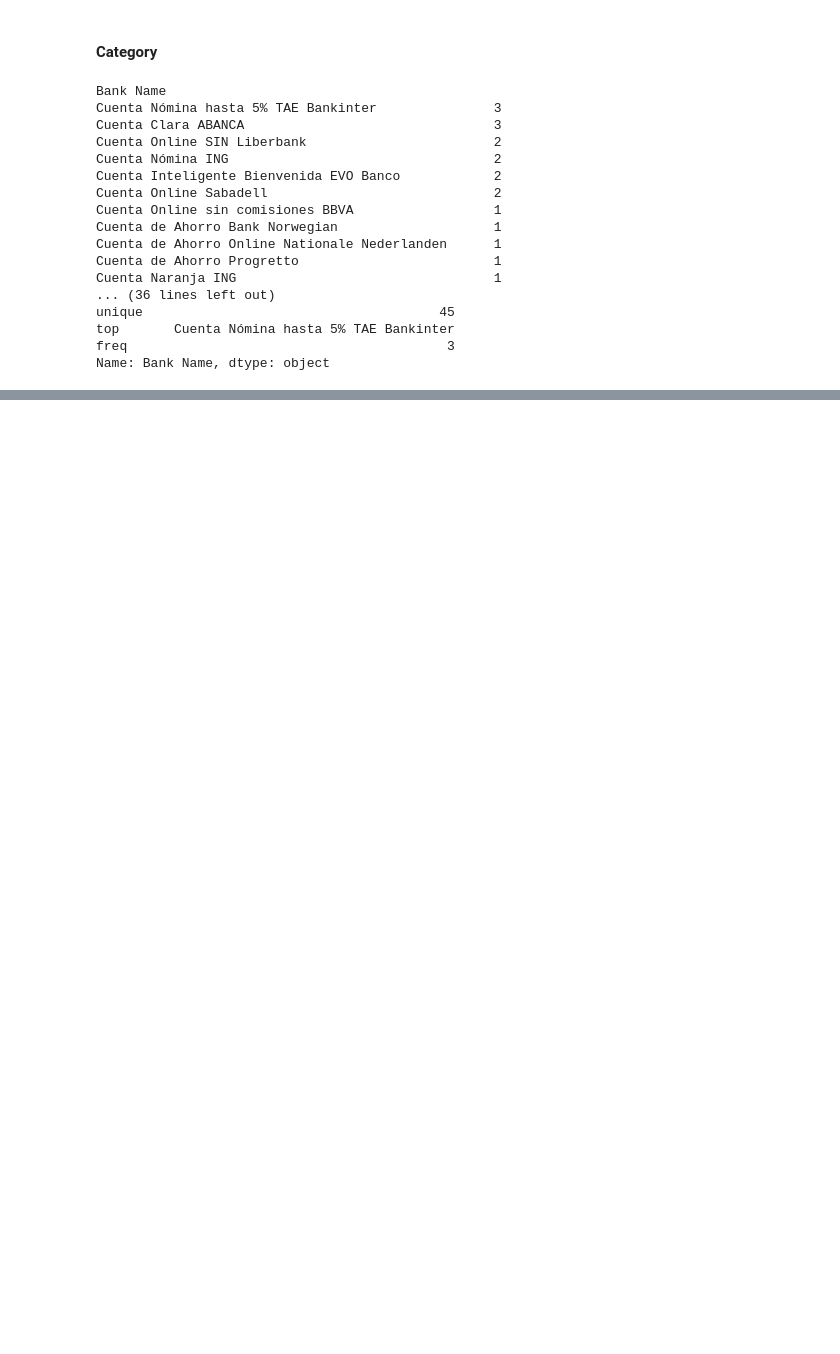
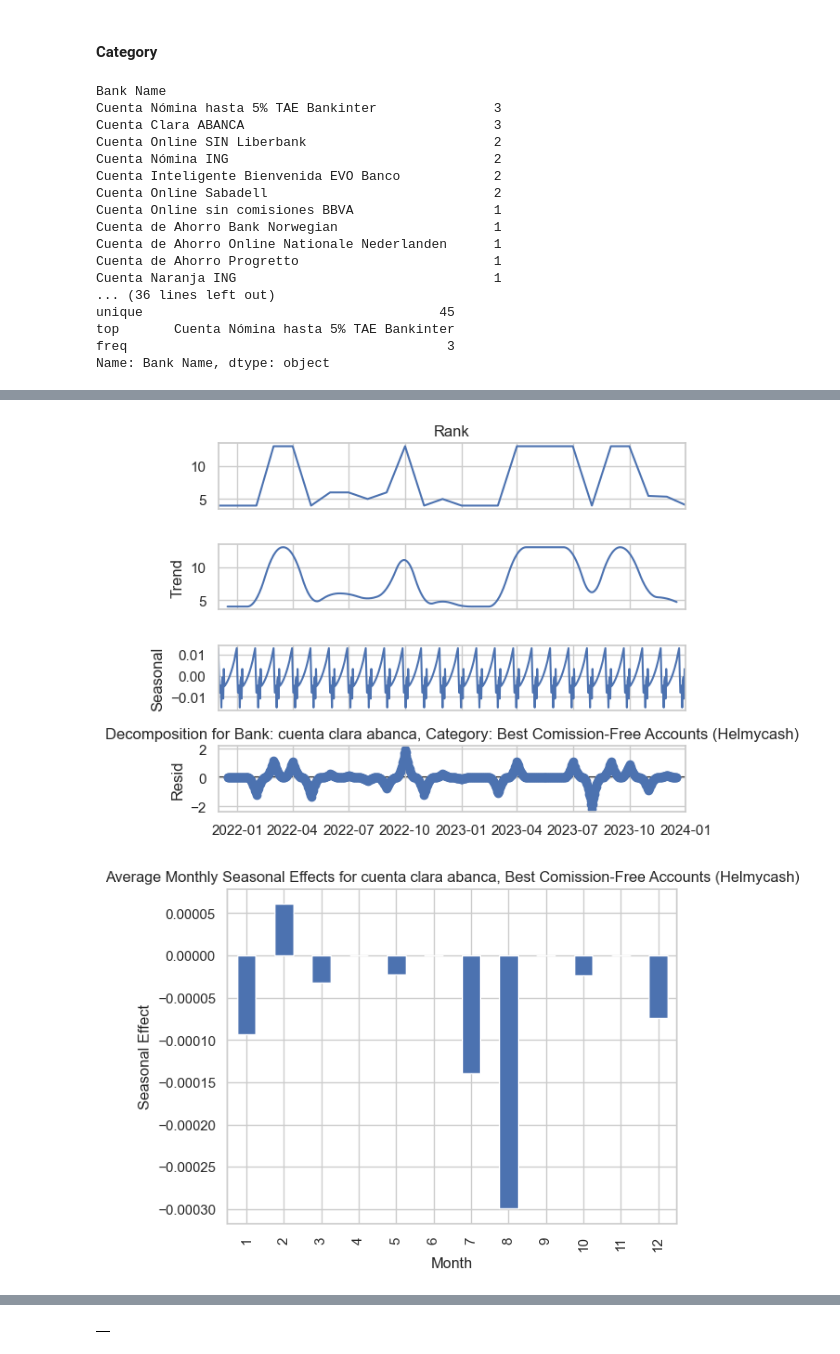
Before and after one commit to agbennett-bse/deloitte_digital_banking, a Jupyter notebook: deloitte_digital_banking/rank-position_df_parsing.ipynb, the cells around one changed output, grey strips where cells are left out. Saved outputs shown, nothing was run; the diff lists cells and outputs as text; code cells hidden in the pictures; blank space fills up the shorter version.

```diff
--- a/deloitte_digital_banking/rank-position_df_parsing.ipynb
+++ b/deloitte_digital_banking/rank-position_df_parsing.ipynb
@@ -159,0 +337,40 @@ Name: Bank Name, dtype: object
+# %%
+from statsmodels.tsa.seasonal import seasonal_decompose
+import matplotlib.pyplot as plt
+import pandas as pd
+
+def decompose_and_analyze_seasonality(group):
+    # Check if there is enough data to decompose
+    if len(group) < 2:
+        print("Not enough data to decompose for", group.name)
+        return
+
+    # Ensure data frequency is consistent for decomposition
+    group_resampled = group['Rank'].resample('D').mean().interpolate()  # Daily frequency assumed
+
+    # Perform seasonal decomposition
+    try:
+        result = seasonal_decompose(group_resampled, model='additive', period=30)  # Adjust this period based on your specific data frequency
+        result.plot()
+        plt.title(f"Decomposition for Bank: {group.name[0]}, Category: {group.name[1]}")
+        plt.tight_layout()  # Adjust layout to not cut off titles
+        plt.show()
+
+        # Further analyze the seasonal component
+        analyze_seasonal_component(result.seasonal, group.name)
+    except ValueError as e:
+        print(f"Decomposition failed for {group.name} with error: {e}")
+
+def analyze_seasonal_component(seasonal_series, name):
+    # Group by month to see the average seasonal effect per month
+    monthly_seasonal_effect = seasonal_series.groupby(seasonal_series.index.month).mean()
+    monthly_seasonal_effect.plot(kind='bar')
+    plt.title(f"Average Monthly Seasonal Effects for {name[0]}, {name[1]}")
+    plt.xlabel('Month')
+    plt.ylabel('Seasonal Effect')
+    plt.show()
+# %%
+specific_category_df.groupby(['Bank Name', 'Category']).apply(decompose_and_analyze_seasonality)
+# %% [output]
+[figure, added]
+[figure, added]
@@ -159,0 +387 @@ Name: Bank Name, dtype: object
+|  |
```
Also changed, not shown: parts of 41 cells of this notebook.
